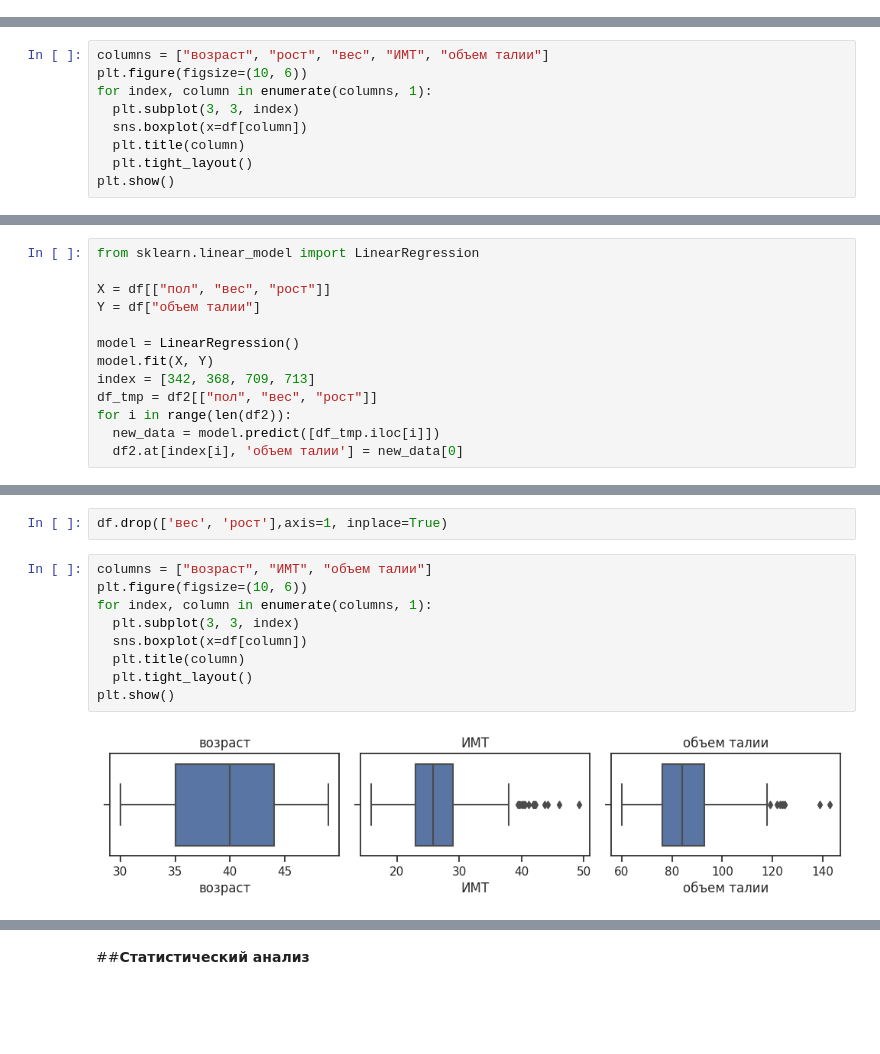
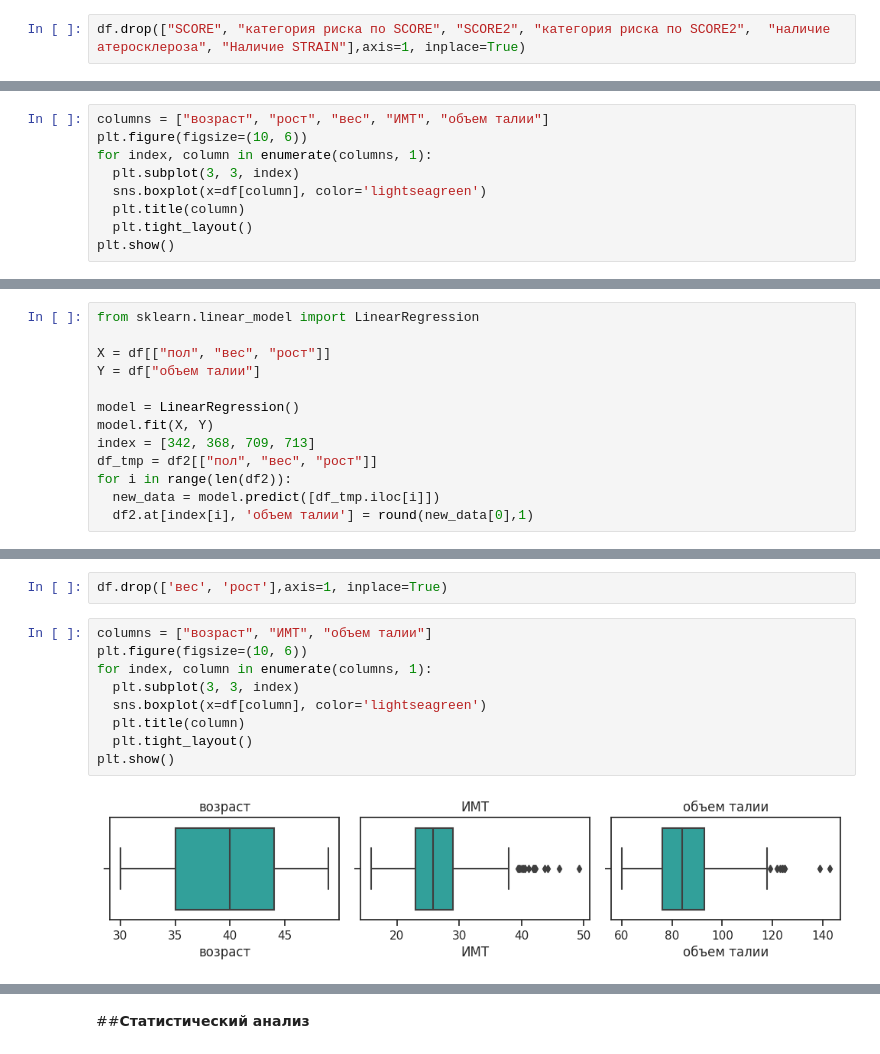
Before and after one commit to ber-pro/MIAT, a Jupyter notebook: MIAD.ipynb, the cells around one changed output, grey strips where cells are left out. Cells and saved outputs as stored; diff of their text form; blank space fills up the shorter version.

```diff
--- a/MIAD.ipynb
+++ b/MIAD.ipynb
@@ -96,3 +96,5 @@ df.drop(["№", "мочевая кислота", "Ожирение","возра
+# %%
+df.drop(["SCORE", "категория риска по SCORE", "SCORE2", "категория риска по SCORE2",  "наличие атеросклероза", "Наличие STRAIN"],axis=1, inplace=True)
 # %% [markdown]
 Выберем только те столбцы, которые представляют интерес в контексте сосудистых заболеваний или могут служить потенциальными предикторами:
 # %% [markdown]
@@ -167,7 +153,7 @@ columns = ["возраст", "рост", "вес", "ИМТ", "объем тал
 plt.figure(figsize=(10, 6))
 for index, column in enumerate(columns, 1):
   plt.subplot(3, 3, index)
-  sns.boxplot(x=df[column])
+  sns.boxplot(x=df[column], color='lightseagreen')
   plt.title(column)
   plt.tight_layout()
 plt.show()
@@ -215,7 +200,7 @@ index = [342, 368, 709, 713]
 df_tmp = df2[["пол", "вес", "рост"]]
 for i in range(len(df2)):
   new_data = model.predict([df_tmp.iloc[i]])
-  df2.at[index[i], 'объем талии'] = new_data[0]
+  df2.at[index[i], 'объем талии'] = round(new_data[0],1)
 # %%
 df2
 # %% [output]
@@ -268,11 +248,11 @@ df.drop(['вес', 'рост'],axis=1, inplace=True)
 # %%
 columns = ["возраст", "ИМТ", "объем талии"]
 plt.figure(figsize=(10, 6))
 for index, column in enumerate(columns, 1):
   plt.subplot(3, 3, index)
-  sns.boxplot(x=df[column])
+  sns.boxplot(x=df[column], color='lightseagreen')
   plt.title(column)
   plt.tight_layout()
 plt.show()
 # %% [output]
-[figure, old version]
+[figure, new version]
```
Also changed, not shown: parts of 44 cells of this notebook.
